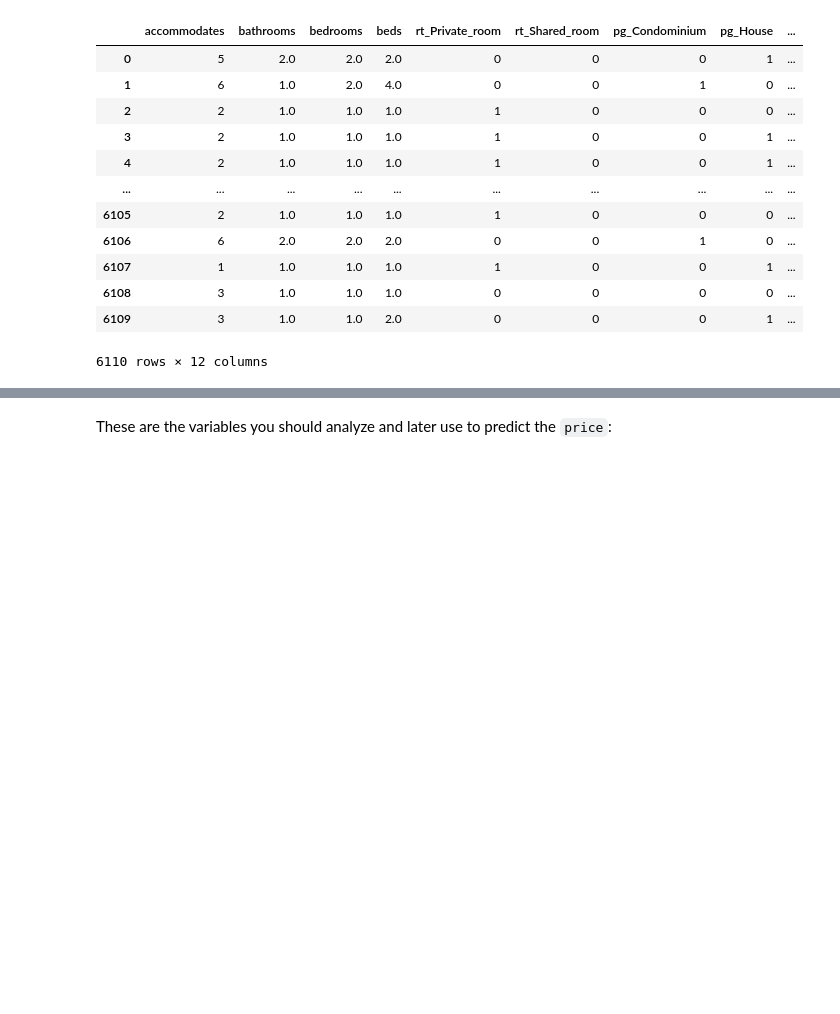
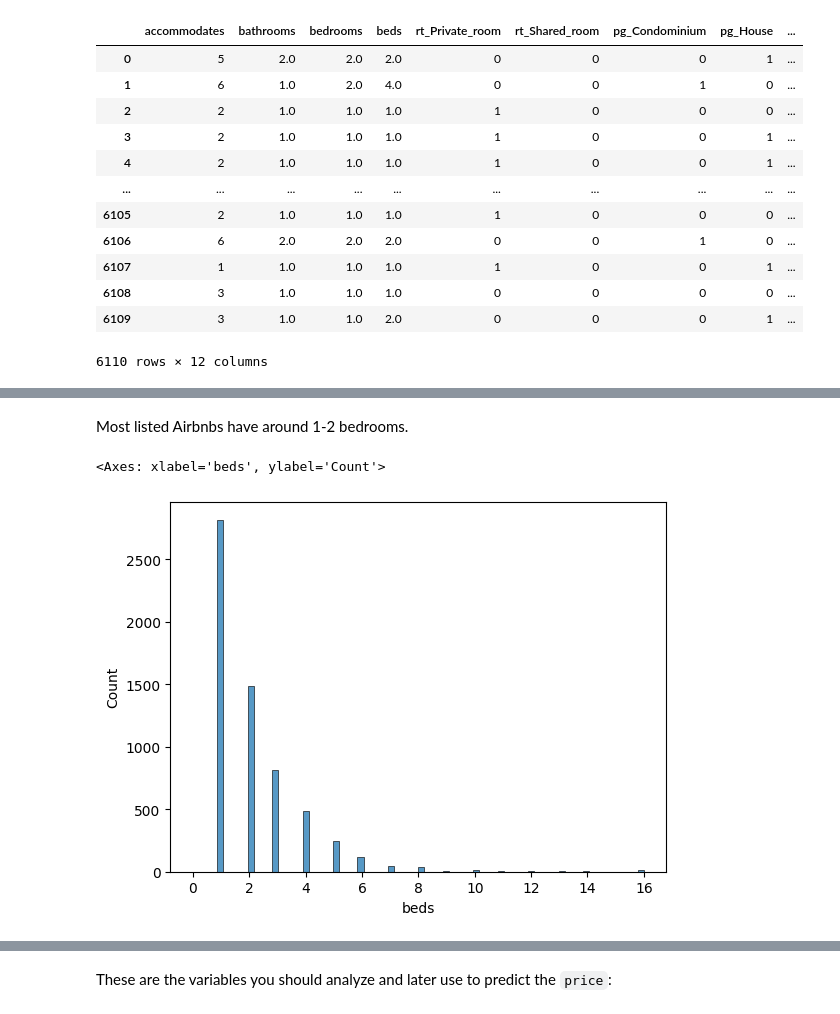
Before and after one commit to D3IP-SS24/case_study1, a Jupyter notebook: project_airbnb_template.ipynb, the cells around one changed output, grey strips where cells are left out. Drawn from its saved outputs; the diff is of its cells as text; code cells hidden in the pictures; blank space fills up the shorter version.

```diff
--- a/project_airbnb_template.ipynb
+++ b/project_airbnb_template.ipynb
@@ -51,0 +71,7 @@ db
+# %% [markdown]
+Most listed Airbnbs have around 1-2 bedrooms.
+# %%
+sns.histplot(db["beds"])
+# %% [output]
+<Axes: xlabel='beds', ylabel='Count'>
+[figure, added]
```
Also changed, not shown: parts of 22 cells of this notebook.
